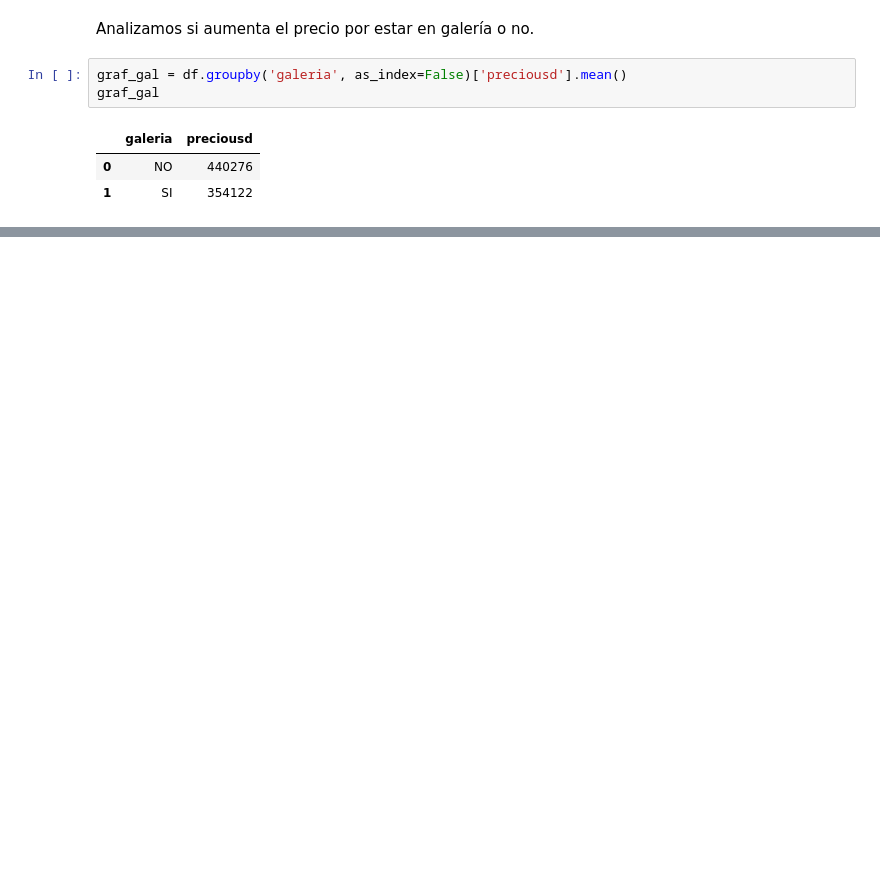
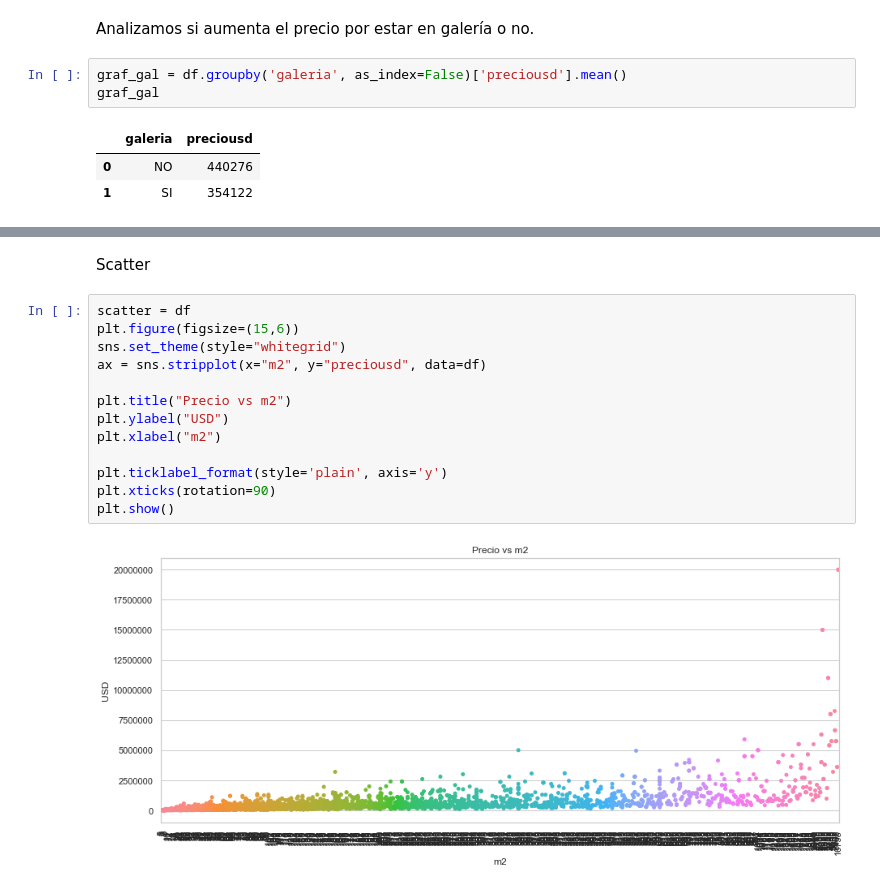
Before and after one commit to stevennm/data_science_utn_clusterai2021_Martins, a Jupyter notebook: clusterai_Steven_Martins_eda.ipynb, the cells around one changed output, grey strips where cells are left out. Drawn from its saved outputs; the diff is of its cells as text; blank space fills up the shorter version.

```diff
--- a/clusterai_Steven_Martins_eda.ipynb
+++ b/clusterai_Steven_Martins_eda.ipynb
@@ -178,0 +188,17 @@ algo con precio por metros cuadrados,
+# %% [markdown]
+Scatter
+# %%
+scatter = df
+plt.figure(figsize=(15,6))
+sns.set_theme(style="whitegrid")
+ax = sns.stripplot(x="m2", y="preciousd", data=df)
+
+plt.title("Precio vs m2")
+plt.ylabel("USD")
+plt.xlabel("m2")
+
+plt.ticklabel_format(style='plain', axis='y')
+plt.xticks(rotation=90)
+plt.show()
+# %% [output]
+[figure, added]
```
Also changed, not shown: parts of 3 cells of this notebook.
